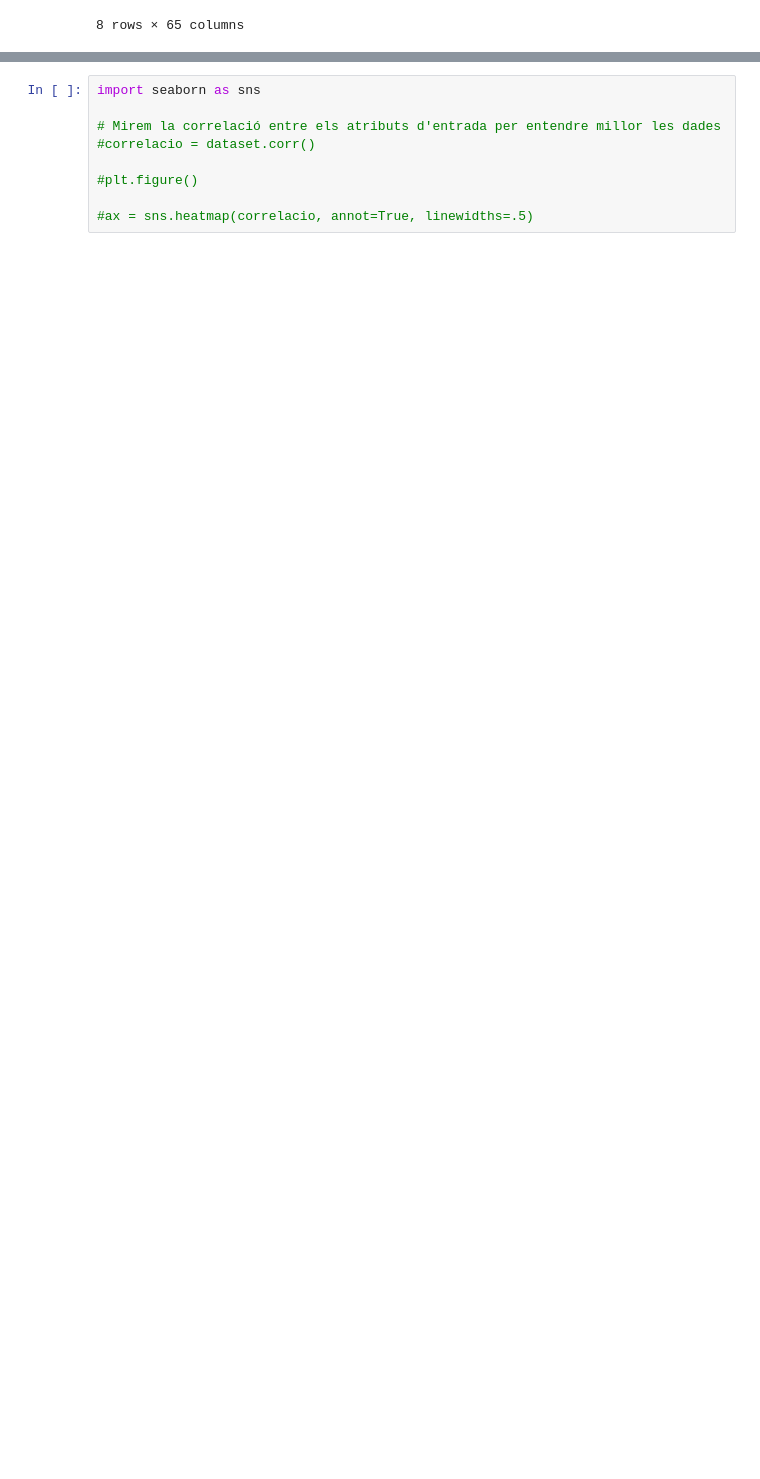
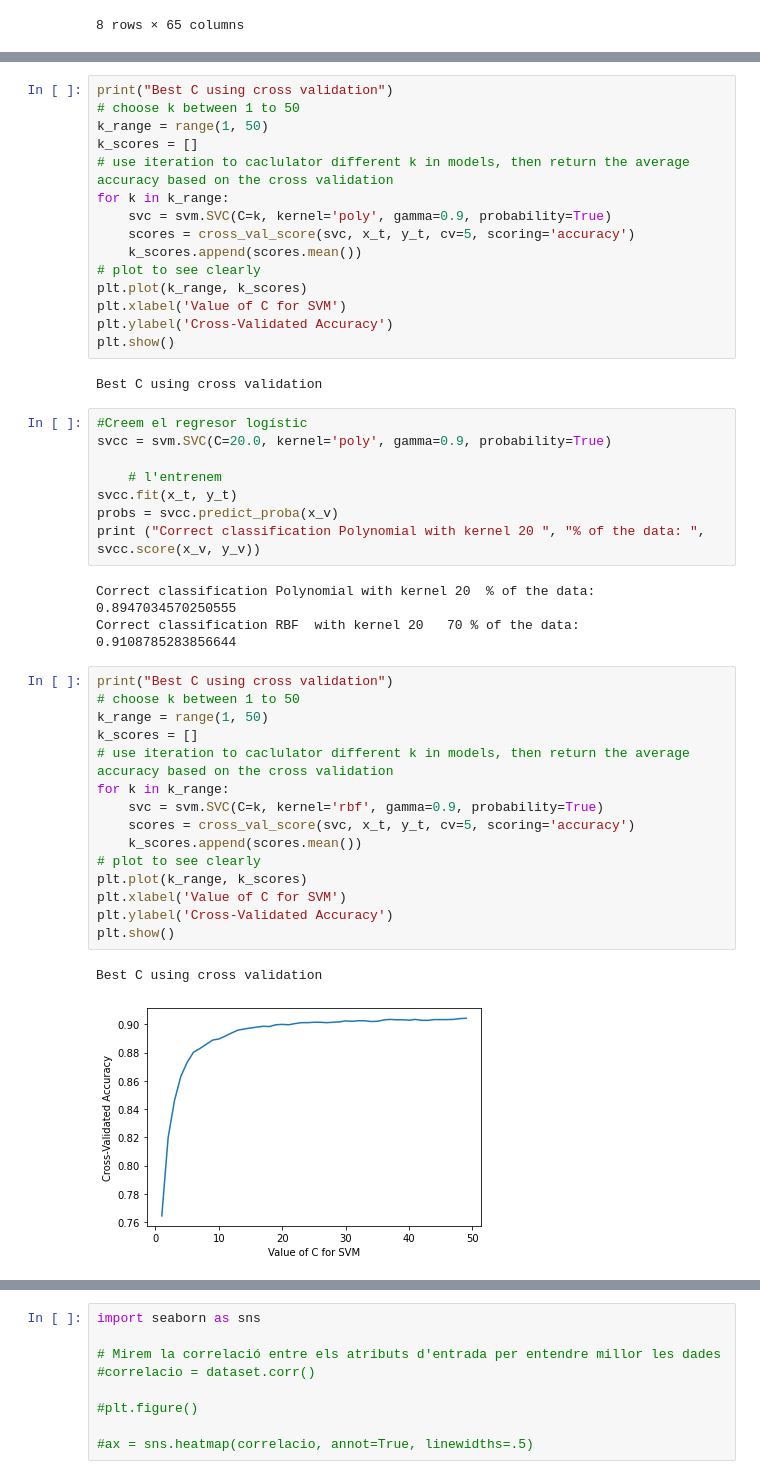
Before and after one commit to Youssef-Assbaghi/KaggleHandPrediction, a Jupyter notebook: Practica2-Classificacio2022.ipynb, the cells around one changed output, grey strips where cells are left out. Drawn from its saved outputs; the diff is of its cells as text; blank space fills up the shorter version.

```diff
--- a/Practica2-Classificacio2022.ipynb
+++ b/Practica2-Classificacio2022.ipynb
@@ -364,0 +495,46 @@ dataset.describe()
+# %%
+print("Best C using cross validation")
+# choose k between 1 to 50
+k_range = range(1, 50)
+k_scores = []
+# use iteration to caclulator different k in models, then return the average accuracy based on the cross validation
+for k in k_range:
+    svc = svm.SVC(C=k, kernel='poly', gamma=0.9, probability=True)
+    scores = cross_val_score(svc, x_t, y_t, cv=5, scoring='accuracy')
+    k_scores.append(scores.mean())
+# plot to see clearly
+plt.plot(k_range, k_scores)
+plt.xlabel('Value of C for SVM')
+plt.ylabel('Cross-Validated Accuracy')
+plt.show()
+# %% [output]
+Best C using cross validation
+# %%
+#Creem el regresor logístic
+svcc = svm.SVC(C=20.0, kernel='poly', gamma=0.9, probability=True)
+
+    # l'entrenem
+svcc.fit(x_t, y_t)
+probs = svcc.predict_proba(x_v)
+print ("Correct classification Polynomial with kernel 20 ", "% of the data: ", svcc.score(x_v, y_v))
+# %% [output]
+Correct classification Polynomial with kernel 20  % of the data:  0.8947034570250555
+Correct classification RBF  with kernel 20   70 % of the data:  0.9108785283856644
+# %%
+print("Best C using cross validation")
+# choose k between 1 to 50
+k_range = range(1, 50)
+k_scores = []
+# use iteration to caclulator different k in models, then return the average accuracy based on the cross validation
+for k in k_range:
+    svc = svm.SVC(C=k, kernel='rbf', gamma=0.9, probability=True)
+    scores = cross_val_score(svc, x_t, y_t, cv=5, scoring='accuracy')
+    k_scores.append(scores.mean())
+# plot to see clearly
+plt.plot(k_range, k_scores)
+plt.xlabel('Value of C for SVM')
+plt.ylabel('Cross-Validated Accuracy')
+plt.show()
+# %% [output]
+Best C using cross validation
+[figure, added]
```
Also changed, not shown: parts of 38 cells of this notebook, 8 other files.
